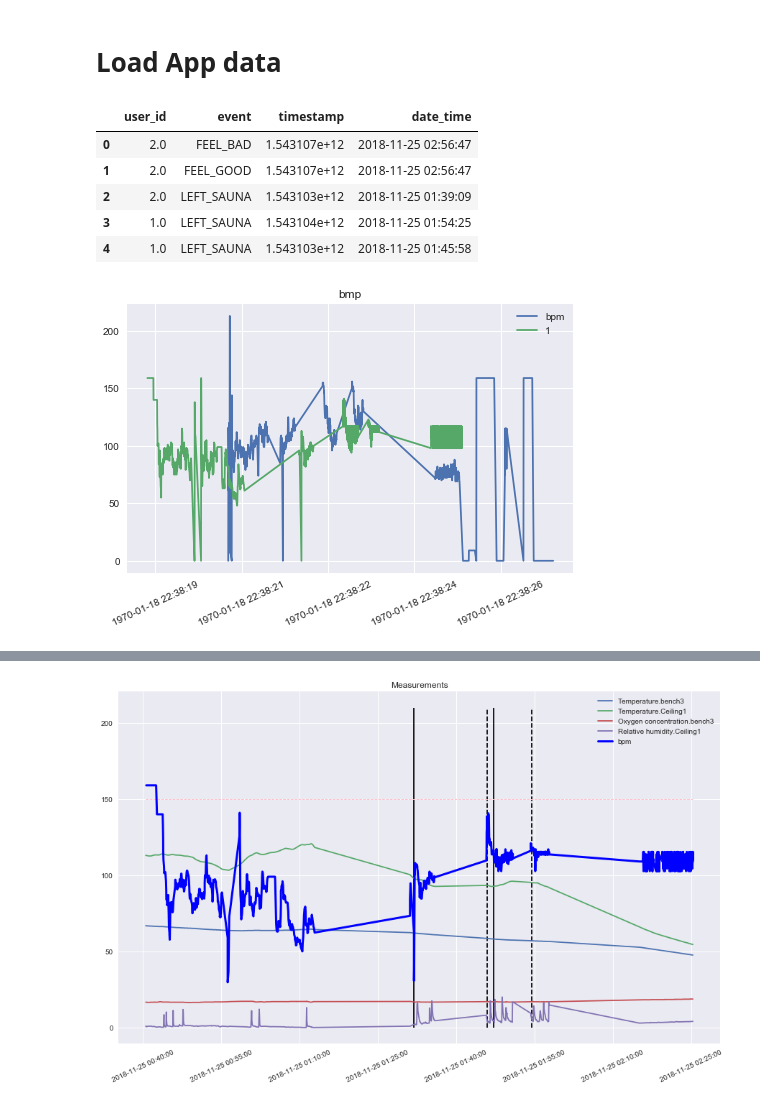
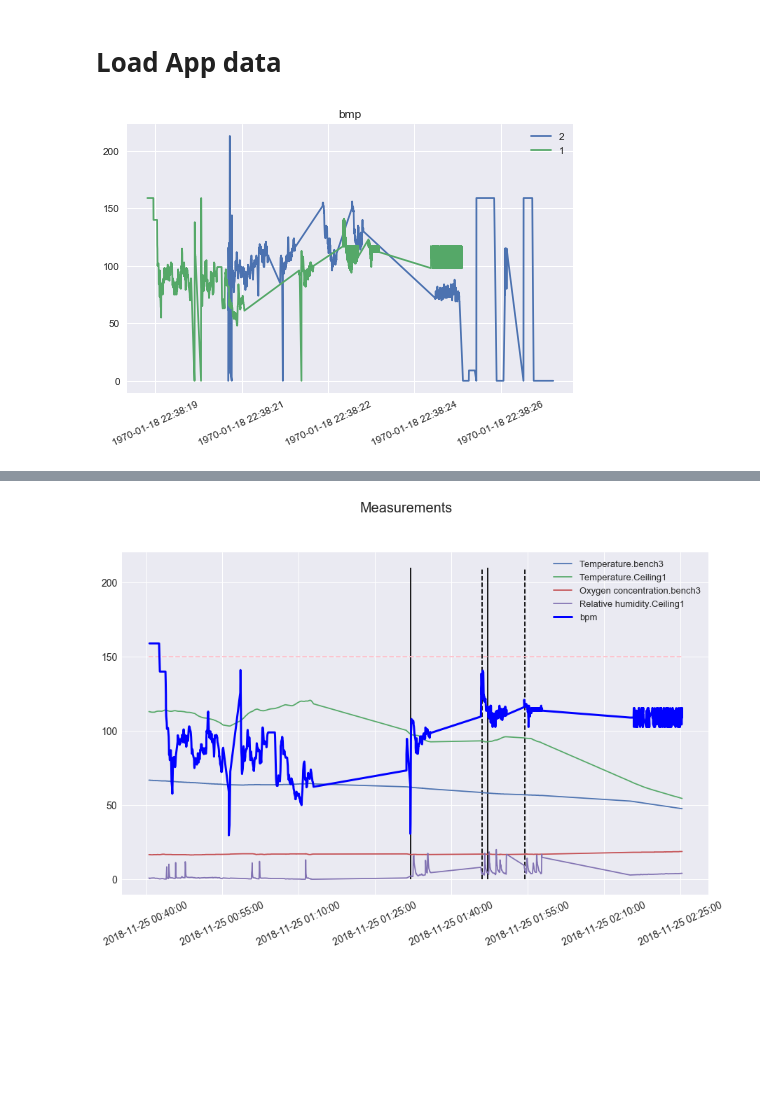
Before and after one commit to LizaLebedeva/junction-2018, a Jupyter notebook: sauna-app-joined-viz.ipynb, the cells around one changed output, grey strips where cells are left out. Cells and saved outputs as stored; diff of their text form; code cells hidden in the pictures; blank space fills up the shorter version.

```diff
--- a/sauna-app-joined-viz.ipynb
+++ b/sauna-app-joined-viz.ipynb
@@ -426,14 +343,7 @@ plt.show()
 events = pd.read_csv('events.csv')
 events['date_time'] = events.timestamp.apply(lambda x: x[:19])
 events['timestamp'] = events.date_time.apply(lambda x: datetime.strptime(x,'%Y-%m-%d %H:%M:%S').timestamp() * 1000)
-events.head()
+# events.head()
-# %% [output]
-|  | user_id | event | timestamp | date_time |
-| 0 | 2.0 | FEEL_BAD | 1.543107e+12 | 2018-11-25 02:56:47 |
-| 1 | 2.0 | FEEL_GOOD | 1.543107e+12 | 2018-11-25 02:56:47 |
-| 2 | 2.0 | LEFT_SAUNA | 1.543103e+12 | 2018-11-25 01:39:09 |
-| 3 | 1.0 | LEFT_SAUNA | 1.543104e+12 | 2018-11-25 01:54:25 |
-| 4 | 1.0 | LEFT_SAUNA | 1.543103e+12 | 2018-11-25 01:45:58 |
 # %%
 bpm = pd.read_csv('bpm.csv')
 bpm['date_format'] = bpm.timestamp.apply(lambda x: x[:19])
@@ -455,7 +365,7 @@ plt.xticks( rotation=25 )
 ax=plt.gca()
 xfmt = md.DateFormatter('%Y-%m-%d %H:%M:%S')
 ax.xaxis.set_major_formatter(xfmt)
-plt.plot(datenums,values)
+plt.plot(datenums,values, label=user_id)
 
 
 user_id=1
@@ -470,7 +380,7 @@ plt.xticks( rotation=25 )
 ax=plt.gca()
 xfmt = md.DateFormatter('%Y-%m-%d %H:%M:%S')
 ax.xaxis.set_major_formatter(xfmt)
-plt.plot(datenums,values, label=1)
+plt.plot(datenums,values, label=user_id)
 
 plt.legend()
 plt.title('bmp')
@@ -478,7 +388,7 @@ plt.title('bmp')
 
 plt.show()
 # %% [output]
-[figure, old version]
+[figure, new version]
 # %%
 len(timestamps)
 
@@ -543,36 +453,39 @@ for col in ['Temperature.bench3',
 
 values=joined['bpm'].rolling(3).mean()
 plt.plot(datenums,values, label = 'bpm', linewidth=3, color='blue')
-plt.legend()
+
 
 # color = 'tab:blue'
 # ax2 = ax1.twinx()  # instantiate a second axes that shares the same x-axis
 # ax2.set_ylabel('CO2', color=color)  # we already handled the x-label with ax1
 # ax2.plot(datenums,values, label = 'Carbon Dioxide concentration.bench1', color=color)
 # ax2 = joined['Carbon Dioxide concentration.bench1'].plot(secondary_y=True,color=color, ax=ax)
 
 # plt.legend()
-plt.title('Measurements')
-
+# plt.title('Measurements')
+plt.legend(prop={'size': 13})
+fig.suptitle('Measurements', fontsize=20)
+plt.xticks(fontsize=14)
+plt.yticks(fontsize=14)
 
 ax2.tick_params(axis='y', labelcolor=color)
 
 # fig.tight_layout()  # otherwise the right y-label is slightly clipped
 for i in entered:
     plt.vlines(datetime.fromtimestamp(i/1000), ymin=0, ymax=ymax)
 
 for i in left:
     plt.vlines(datetime.fromtimestamp(i/1000), ymin=0, ymax=ymax, linestyles='dashed')
 
 for i in good:
     plt.vlines(datetime.fromtimestamp(i/1000), ymin=0, ymax=ymax, linestyles='dashed', color = 'green')
 
 for i in bad:
     plt.vlines(datetime.fromtimestamp(i/1000), ymin=0, ymax=ymax, linestyles='dashed', color = 'red')
 
-plt.hlines(150, xmin = datenums.min(), xmax = datenums.max(), linestyles='dashed', color = 'pink', linewidth=1)
+plt.hlines(150, xmin = datenums.min(), xmax = datenums.max(), linestyles='dashed', color = 'pink', linewidth=1.8)
 
 
 plt.show()
 # %% [output]
-[figure, old version]
+[figure, new version]
```
Also changed, not shown: parts of 9 cells of this notebook.
